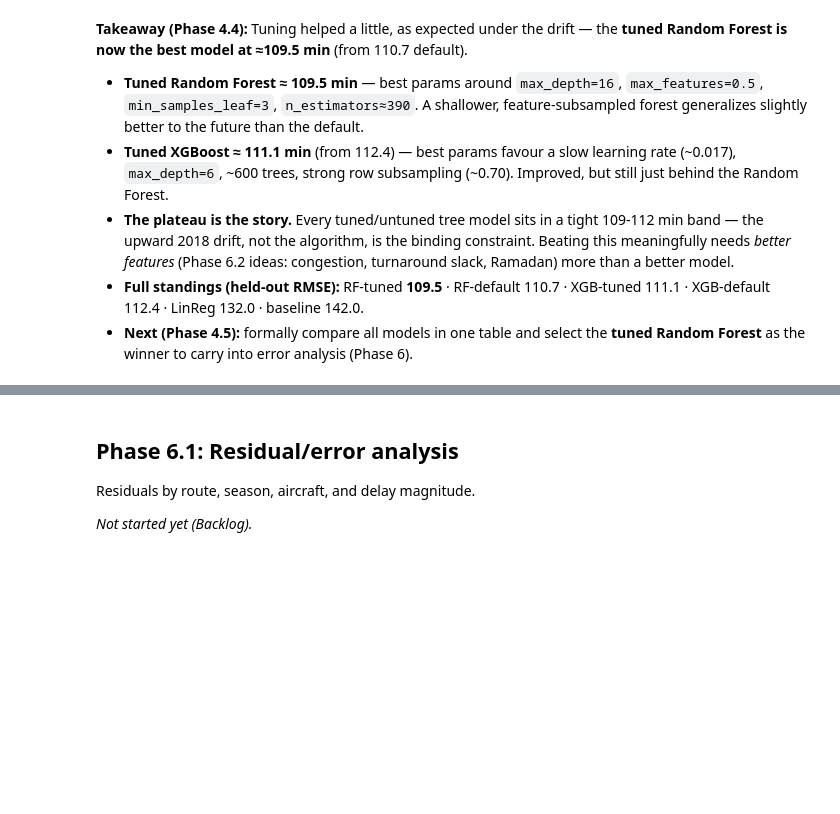
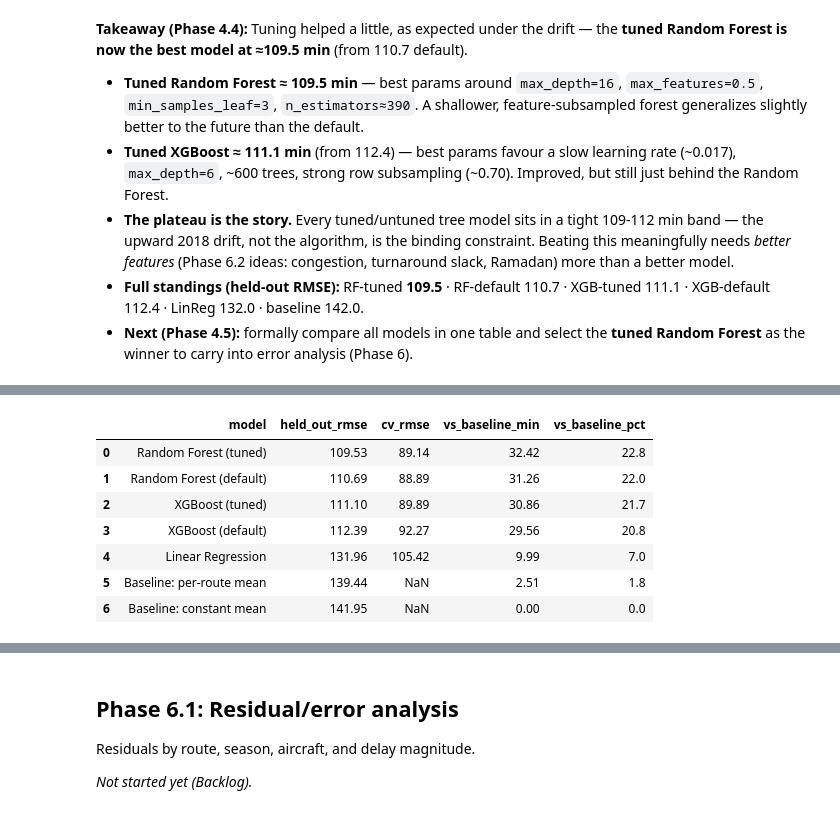
Before and after one commit to AlexDeWilde/0721-ds-ml-project-template, a Jupyter notebook: 04_flight_delay_eda_modeling.ipynb, the cells around one changed output, grey strips where cells are left out. Cells and saved outputs as stored; diff of their text form; code cells hidden in the pictures; blank space fills up the shorter version.

```diff
--- a/04_flight_delay_eda_modeling.ipynb
+++ b/04_flight_delay_eda_modeling.ipynb
@@ -1451,0 +1458,25 @@ best params: {'max_depth': 16, 'max_features': 0.5, 'min_samples_leaf': 3, 'n_es
+# %%
+# One leaderboard from the numbers already computed above (no re-training).
+results = [
+    ("Baseline: constant mean", rmse_mean, None),
+    ("Baseline: per-route mean", rmse_route, None),
+    ("Linear Regression", rmse_linreg, cv_rmse.mean()),
+    ("Random Forest (default)", rmse_rf, cv_rmse_rf.mean()),
+    ("XGBoost (default)", rmse_xgb, cv_rmse_xgb.mean()),
+    ("XGBoost (tuned)", rmse_xgb_tuned, -xgb_search.best_score_),
+    ("Random Forest (tuned)", rmse_rf_tuned, -rf_search.best_score_),
+]
+model_results = pd.DataFrame(results, columns=["model", "held_out_rmse", "cv_rmse"])
+model_results["vs_baseline_min"] = (rmse_mean - model_results["held_out_rmse"]).round(2)
+model_results["vs_baseline_pct"] = ((rmse_mean - model_results["held_out_rmse"]) / rmse_mean * 100).round(1)
+model_results = model_results.sort_values("held_out_rmse").reset_index(drop=True)
+model_results.round(2)
+# %% [output]
+|  | model | held_out_rmse | cv_rmse | vs_baseline_min | vs_baseline_pct |
+| 0 | Random Forest (tuned) | 109.53 | 89.14 | 32.42 | 22.8 |
+| 1 | Random Forest (default) | 110.69 | 88.89 | 31.26 | 22.0 |
+| 2 | XGBoost (tuned) | 111.10 | 89.89 | 30.86 | 21.7 |
+| 3 | XGBoost (default) | 112.39 | 92.27 | 29.56 | 20.8 |
+| 4 | Linear Regression | 131.96 | 105.42 | 9.99 | 7.0 |
+| 5 | Baseline: per-route mean | 139.44 | NaN | 2.51 | 1.8 |
+| 6 | Baseline: constant mean | 141.95 | NaN | 0.00 | 0.0 |
```
Also changed, not shown: parts of 8 cells of this notebook, 2 other files.
